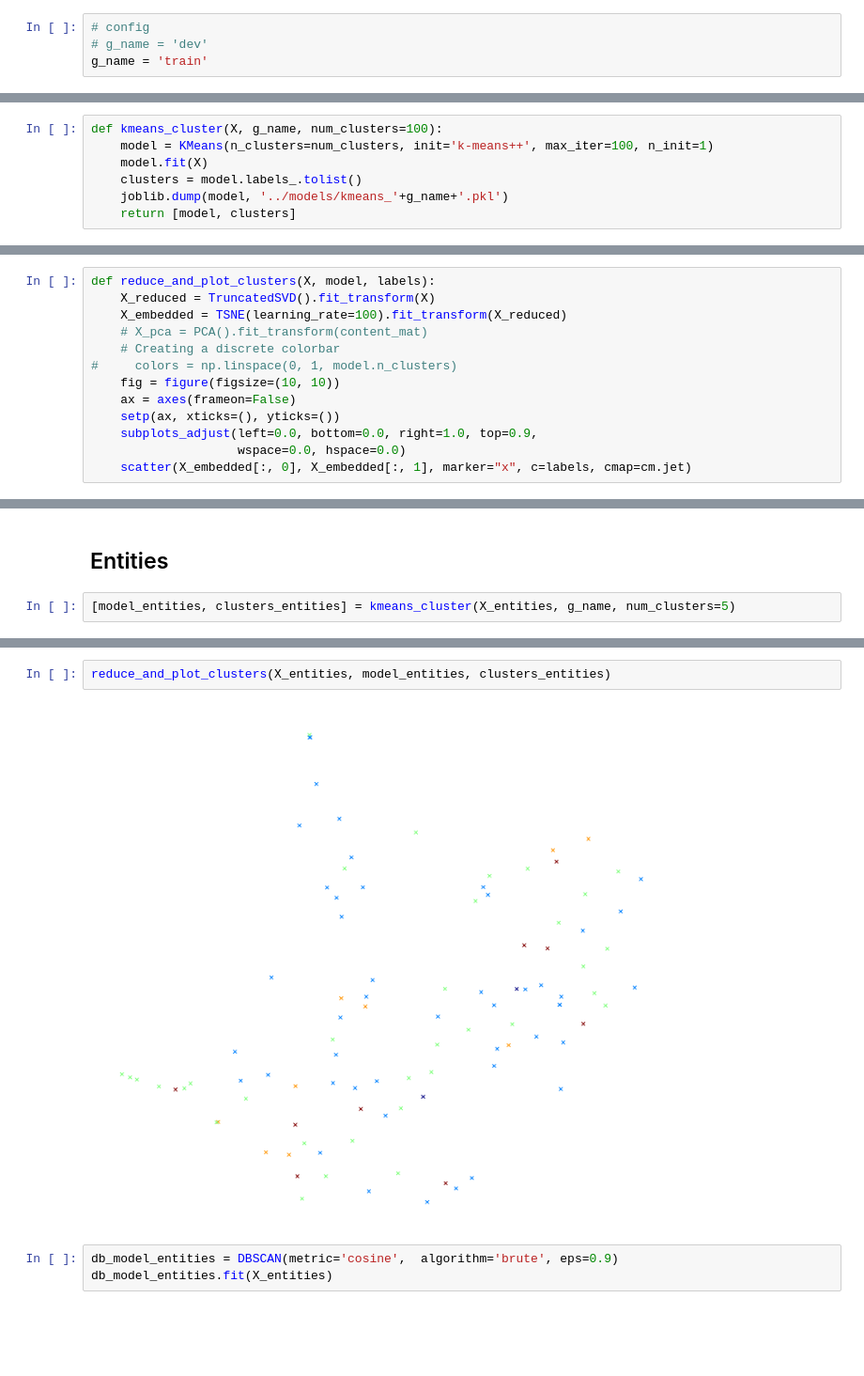
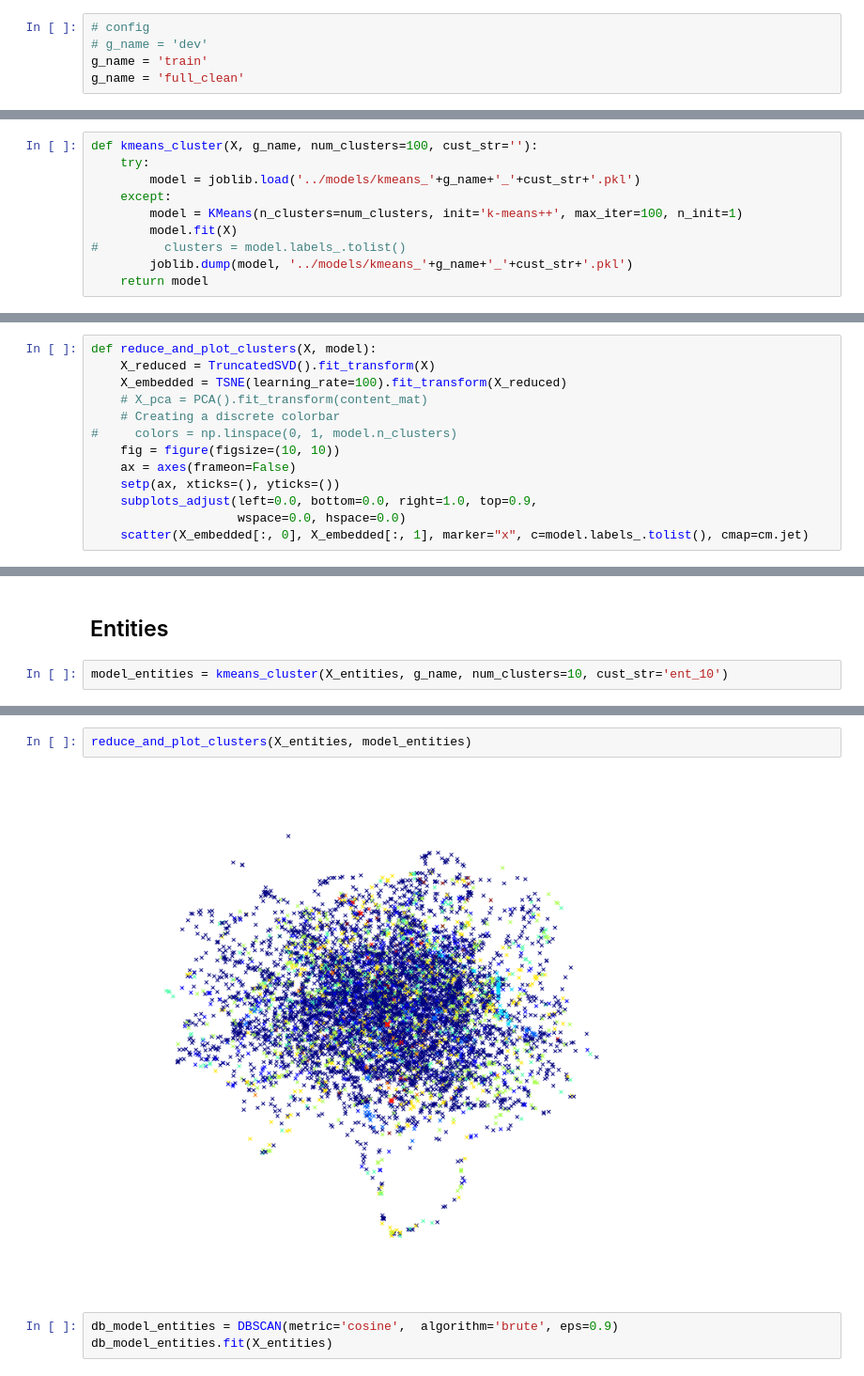
Before and after one commit to densekernel/EDEN, a Jupyter notebook: notebooks/4. Clustering.ipynb, the cells around one changed output, grey strips where cells are left out. Shown: that part at 94% size. Saved outputs shown, nothing was run; the diff lists cells and outputs as text; blank space fills up the shorter version.

```diff
--- a/notebooks/4. Clustering.ipynb
+++ b/notebooks/4. Clustering.ipynb
@@ -25,6 +27,7 @@ Populating the interactive namespace from numpy and matplotlib
 # config
 # g_name = 'dev'
 g_name = 'train'
+g_name = 'full_clean'
 # %%
 # config
 f_name = g_name
@@ -41,9 +44,12 @@ X_entities = pickle_util.load_obj(f_name_entities)
 terms_content = pickle_util.load_obj(f_name_terms_content)
 terms_entities = pickle_util.load_obj(f_name_terms_entities)
 # %%
-def kmeans_cluster(X, g_name, num_clusters=100):
-    model = KMeans(n_clusters=num_clusters, init='k-means++', max_iter=100, n_init=1)
-    model.fit(X)
-    clusters = model.labels_.tolist()
-    joblib.dump(model, '../models/kmeans_'+g_name+'.pkl')
-    return [model, clusters]
+def kmeans_cluster(X, g_name, num_clusters=100, cust_str=''):
+    try:
+        model = joblib.load('../models/kmeans_'+g_name+'_'+cust_str+'.pkl')
+    except:
+        model = KMeans(n_clusters=num_clusters, init='k-means++', max_iter=100, n_init=1)
+        model.fit(X)
+#         clusters = model.labels_.tolist()
+        joblib.dump(model, '../models/kmeans_'+g_name+'_'+cust_str+'.pkl')
+    return model
@@ -76,5 +94,5 @@ def plot_cluster_counts(model):
 # %%
-def reduce_and_plot_clusters(X, model, labels):
+def reduce_and_plot_clusters(X, model):
     X_reduced = TruncatedSVD().fit_transform(X)
     X_embedded = TSNE(learning_rate=100).fit_transform(X_reduced)
     # X_pca = PCA().fit_transform(content_mat)
@@ -85,6 +103,6 @@ def reduce_and_plot_clusters(X, model, labels):
     setp(ax, xticks=(), yticks=())
     subplots_adjust(left=0.0, bottom=0.0, right=1.0, top=0.9,
                     wspace=0.0, hspace=0.0)
-    scatter(X_embedded[:, 0], X_embedded[:, 1], marker="x", c=labels, cmap=cm.jet)
+    scatter(X_embedded[:, 0], X_embedded[:, 1], marker="x", c=model.labels_.tolist(), cmap=cm.jet)
 # %% [markdown]
 ## Content
@@ -115,7 +147,7 @@ reduce_and_plot_clusters(X_content, model_content, clusters_content)
 # %% [markdown]
 ## Entities
 # %%
-[model_entities, clusters_entities] = kmeans_cluster(X_entities, g_name, num_clusters=5)
+model_entities = kmeans_cluster(X_entities, g_name, num_clusters=10, cust_str='ent_10')
 # %%
 print_cluster_terms(model_entities, terms_entities)
 # %% [output]
@@ -139,7 +177,7 @@ plot_cluster_counts(model_entities)
 # %%
-reduce_and_plot_clusters(X_entities, model_entities, clusters_entities)
+reduce_and_plot_clusters(X_entities, model_entities)
 # %% [output]
-[figure, old version]
+[figure, new version]
 # %%
 db_model_entities = DBSCAN(metric='cosine',  algorithm='brute', eps=0.9)
 db_model_entities.fit(X_entities)
```
Also changed, not shown: parts of 17 cells of this notebook, 21 other files.
